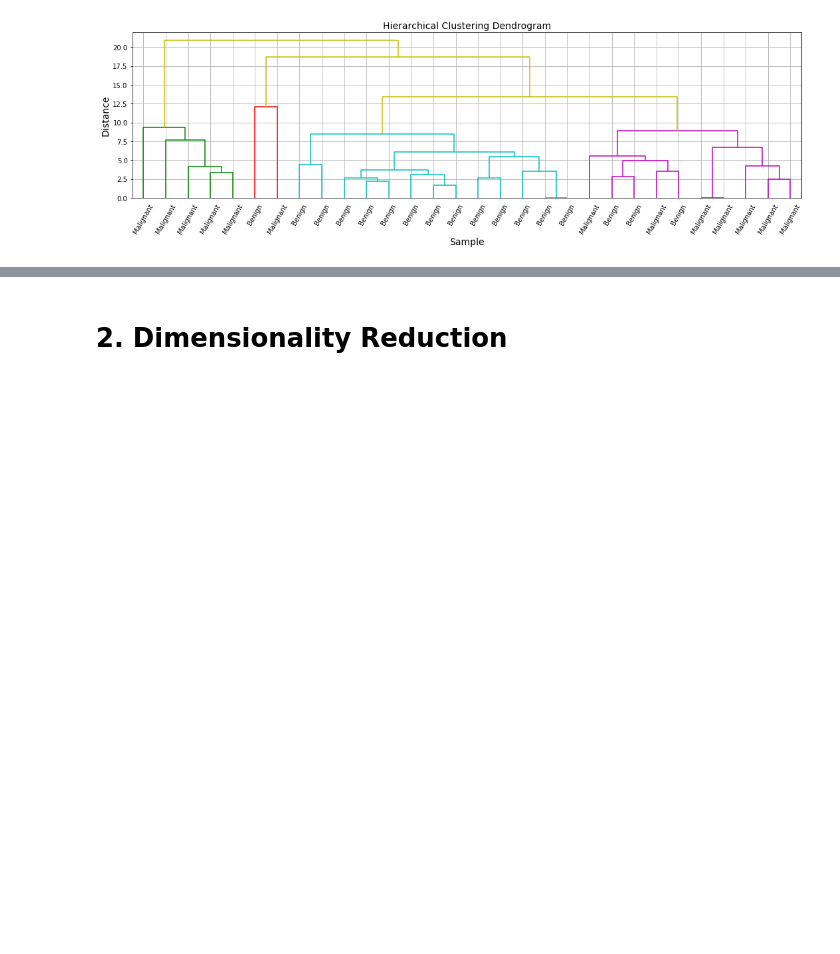
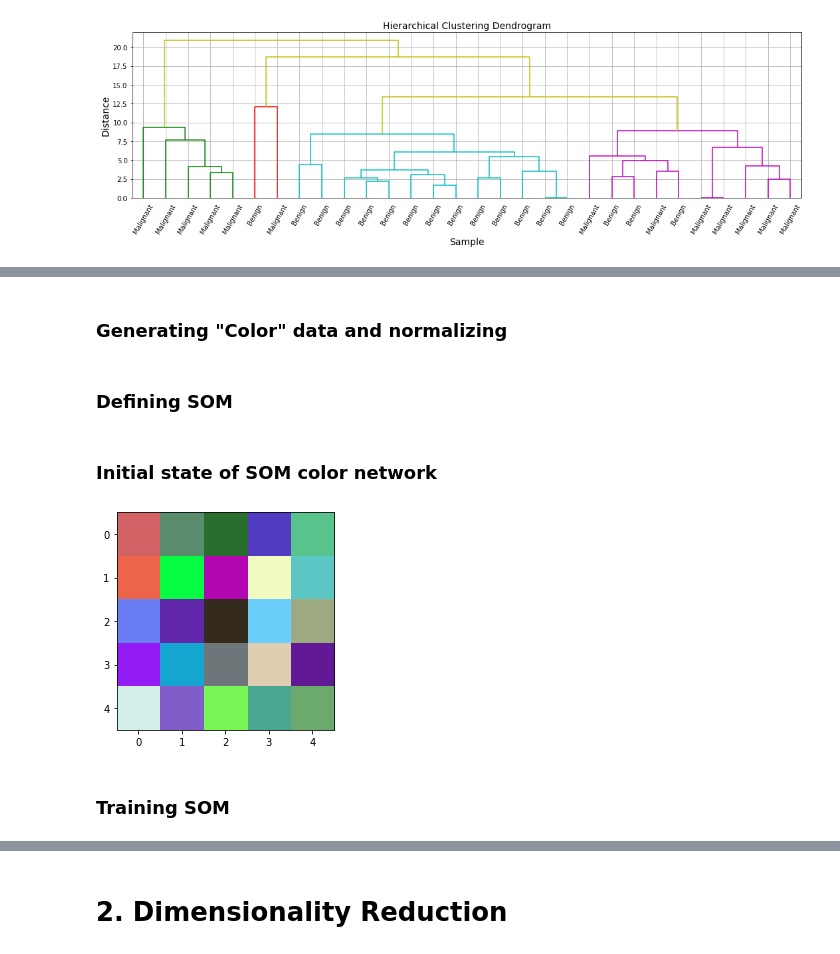
Before and after one commit to argonne-lcf/AI4ScienceTutorial, a Jupyter notebook: sess1_statisticalLearning/unsupervised_learning.ipynb, the cells around one changed output, grey strips where cells are left out. Saved outputs shown, nothing was run; the diff lists cells and outputs as text; code cells hidden in the pictures; blank space fills up the shorter version.

```diff
--- a/sess1_statisticalLearning/unsupervised_learning.ipynb
+++ b/sess1_statisticalLearning/unsupervised_learning.ipynb
@@ -347,0 +411,31 @@ plt.show()
+# %% [markdown]
+### Generating "Color" data and normalizing
+# %%
+raw_data = np.random.randint(0, 255, (200, 3))
+data = StandardScaler().fit_transform(raw_data)
+# %% [markdown]
+### Defining SOM
+# %%
+network_dimensions = np.array([5, 5])
+n_iterations = 2000
+init_learning_rate = 0.01
+# establish size variables based on data
+m = data.shape[0]
+n = data.shape[1]
+
+# weight matrix (i.e. the SOM) needs to be one n-dimensional vector for each neuron in the SOM
+net = np.random.random((network_dimensions[0], network_dimensions[1], n))
+
+# initial neighbourhood radius
+init_radius = max(network_dimensions[0], network_dimensions[1]) / 2
+# radius decay parameter
+time_constant = n_iterations / np.log(init_radius)
+# %% [markdown]
+### Initial state of SOM color network
+# %%
+plt.imshow(net, interpolation='nearest')
+plt.show()
+# %% [output]
+[figure, added]
+# %% [markdown]
+### Training SOM
```
Also changed, not shown: parts of 14 cells of this notebook.
